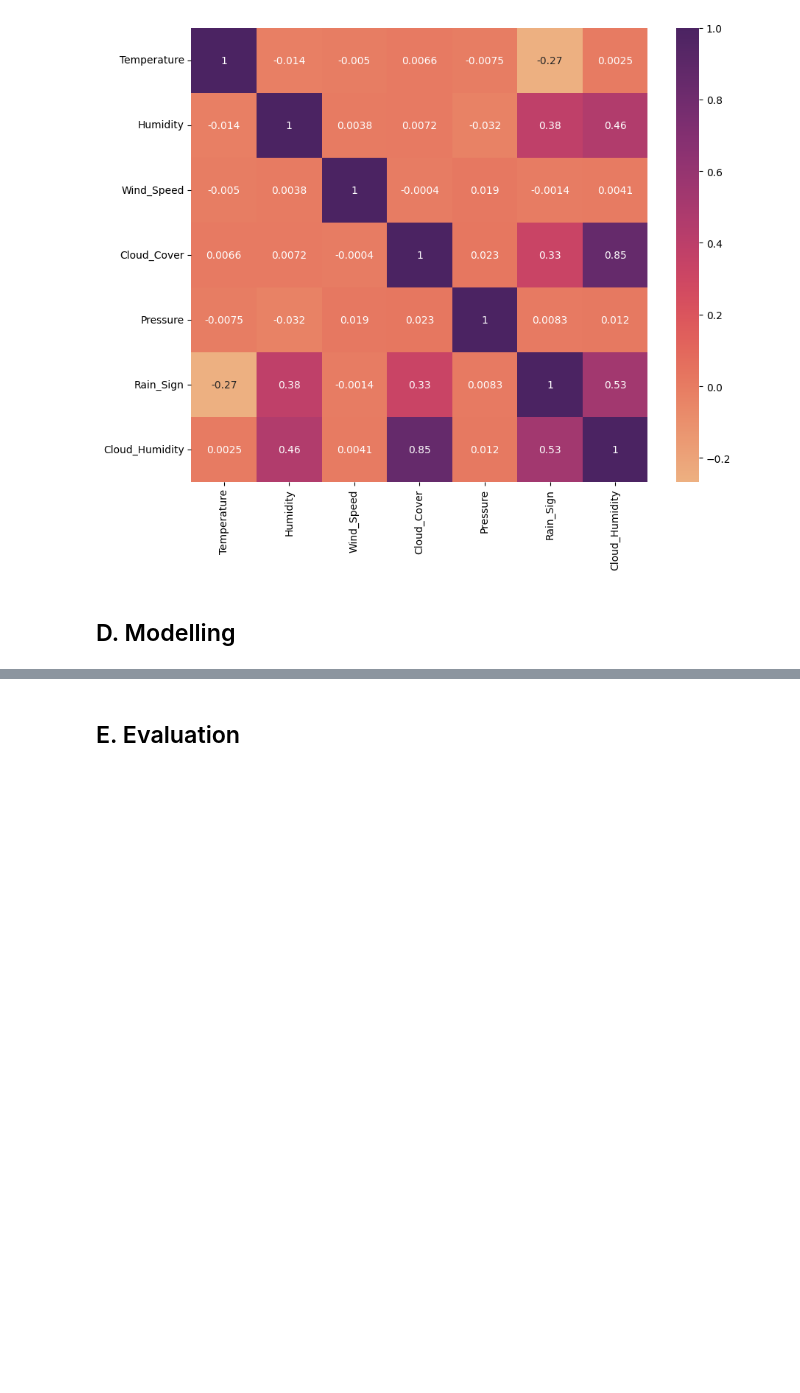
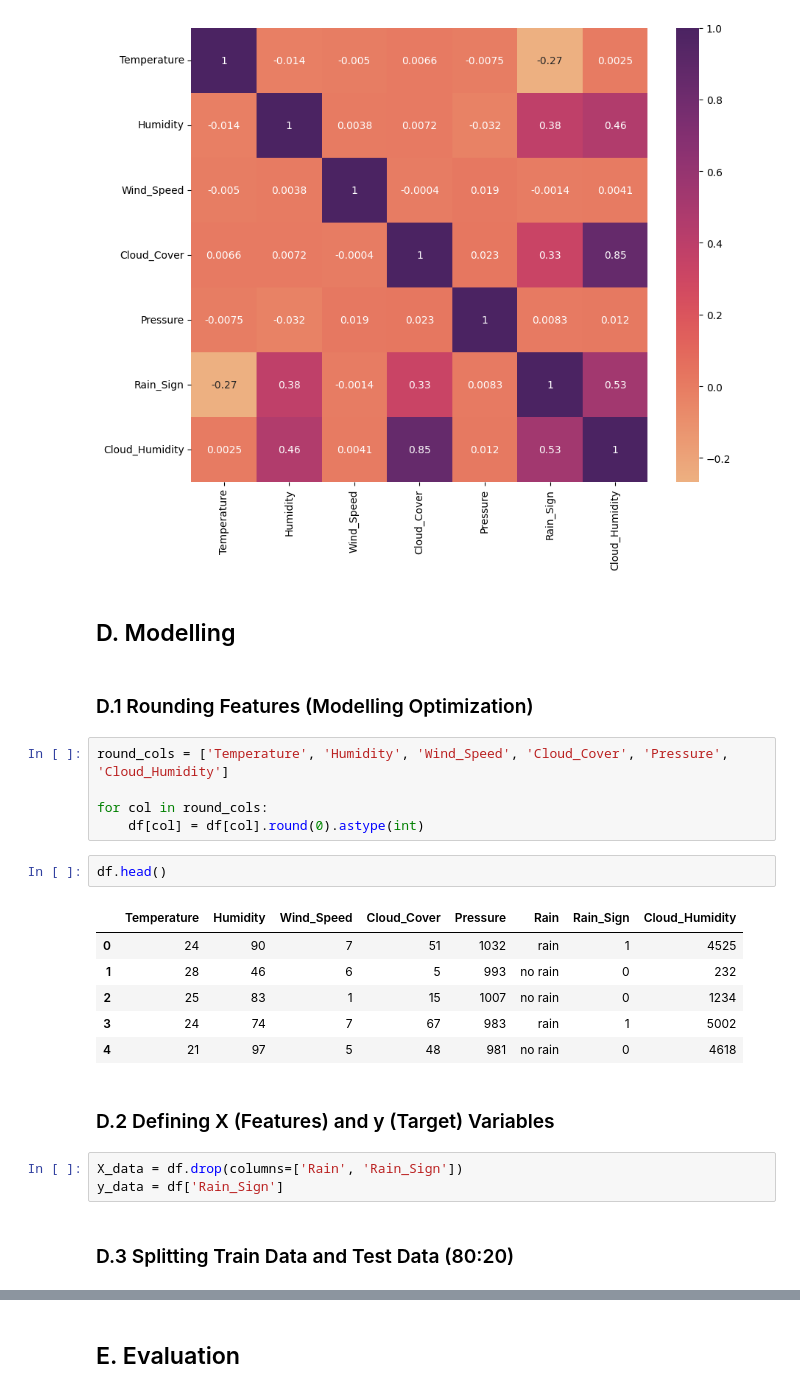
Before and after one commit to HablSank/1Day-1Dataset_MachineLearningProject, a Jupyter notebook: Day-5/Random Forest (Weather Forecast)/weather_forecast.ipynb, the cells around one changed output, grey strips where cells are left out. Cells and saved outputs as stored; diff of their text form; blank space fills up the shorter version.

```diff
--- a/Day-5/Random Forest (Weather Forecast)/weather_forecast.ipynb
+++ b/Day-5/Random Forest (Weather Forecast)/weather_forecast.ipynb
@@ -209,3 +209,26 @@ plt.show()
 [figure]
 # %% [markdown]
 ## D. Modelling
+# %% [markdown]
+### D.1 Rounding Features (Modelling Optimization)
+# %%
+round_cols = ['Temperature', 'Humidity', 'Wind_Speed', 'Cloud_Cover', 'Pressure', 'Cloud_Humidity']
+
+for col in round_cols:
+    df[col] = df[col].round(0).astype(int)
+# %%
+df.head()
+# %% [output]
+|  | Temperature | Humidity | Wind_Speed | Cloud_Cover | Pressure | Rain | Rain_Sign | Cloud_Humidity |
+| 0 | 24 | 90 | 7 | 51 | 1032 | rain | 1 | 4525 |
+| 1 | 28 | 46 | 6 | 5 | 993 | no rain | 0 | 232 |
+| 2 | 25 | 83 | 1 | 15 | 1007 | no rain | 0 | 1234 |
+| 3 | 24 | 74 | 7 | 67 | 983 | rain | 1 | 5002 |
+| 4 | 21 | 97 | 5 | 48 | 981 | no rain | 0 | 4618 |
+# %% [markdown]
+### D.2 Defining X (Features) and y (Target) Variables
+# %%
+X_data = df.drop(columns=['Rain', 'Rain_Sign'])
+y_data = df['Rain_Sign']
+# %% [markdown]
+### D.3 Splitting Train Data and Test Data (80:20)
```
Also changed, not shown: parts of 37 cells of this notebook.
